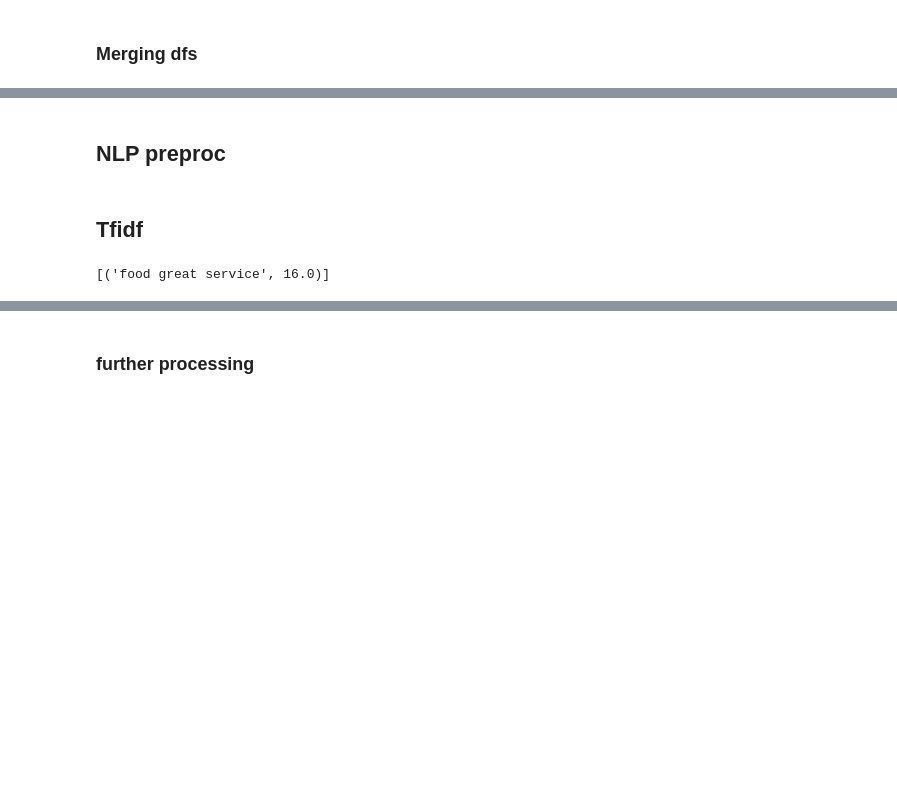
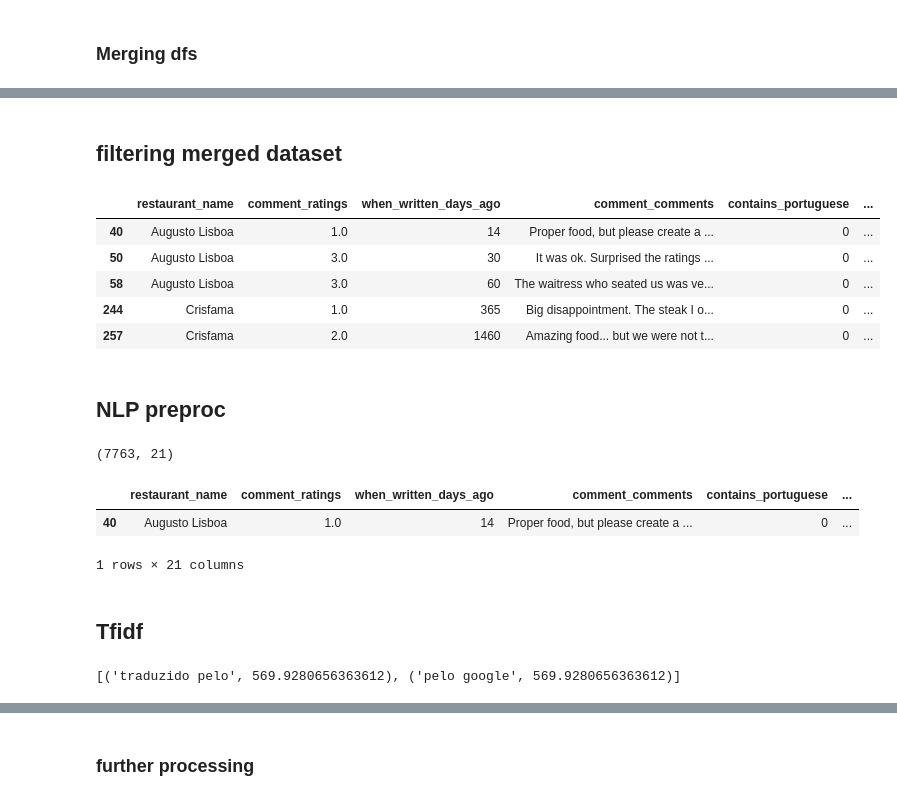
Before and after one commit to MalouO/small_business, a Jupyter notebook: notebooks/google_reviews_NLP.ipynb, the cells around one changed output, grey strips where cells are left out. Drawn from its saved outputs; the diff is of its cells as text; code cells hidden in the pictures; blank space fills up the shorter version.

```diff
--- a/notebooks/google_reviews_NLP.ipynb
+++ b/notebooks/google_reviews_NLP.ipynb
@@ -216,8 +258,34 @@ dtype: object
+# %% [markdown]
+## filtering merged dataset
 # %%
-restaurant_category =
-restaurant_price_range =
+restaurant_type = 'brunch '
+price = 2.0
+neighborhood = 'Graça'
+min_rating = 0.0
+max_rating = 3.0
 # %%
-good_scores = cleaned_df[ cleaned_df.Score >=4]
+filtered_df = merged_df
+#filtered_df = filtered_df[filtered_df['restaurant_type'] == restaurant_type]
+# filtered_df = filtered_df[filtered_df['price'] == price]
+# filtered_df = filtered_df[filtered_df['neighborhood'] == neighborhood]
+filtered_df = filtered_df[filtered_df['comment_ratings'] >= min_rating]
+filtered_df = filtered_df[filtered_df['comment_ratings'] <= max_rating]
+
+# filtered_df = filtered_df[filtered_df['dine_in'] == 1]
+# filtered_df = filtered_df[filtered_df['takeaway'] == 1]
+# filtered_df = filtered_df[filtered_df['delivery'] == 1]
+# filtered_df = filtered_df[filtered_df['drive_through'] == 1]
+# filtered_df = filtered_df[filtered_df['no_del_exp'] == 1]
+# filtered_df = filtered_df[filtered_df['curb_pickup'] == 1]
+# %%
+filtered_df.head()
+# %% [output]
+|  | restaurant_name | comment_ratings | when_written_days_ago | comment_comments | contains_portuguese | ... |
+| 40 | Augusto Lisboa | 1.0 | 14 | Proper food, but please create a ... | 0 | ... |
+| 50 | Augusto Lisboa | 3.0 | 30 | It was ok. Surprised the ratings ... | 0 | ... |
+| 58 | Augusto Lisboa | 3.0 | 60 | The waitress who seated us was ve... | 0 | ... |
+| 244 | Crisfama | 1.0 | 365 | Big disappointment. The steak I o... | 0 | ... |
+| 257 | Crisfama | 2.0 | 1460 | Amazing food... but we were not t... | 0 | ... |
 # %% [markdown]
 ## NLP preproc
 # %%
@@ -250,3 +315,13 @@ bad_scores.head()
+# %%
+filtered_df.shape
+# %% [output]
+(7763, 21)
+# %%
+filtered_df.head(1)
+# %% [output]
+|  | restaurant_name | comment_ratings | when_written_days_ago | comment_comments | contains_portuguese | ... |
+| 40 | Augusto Lisboa | 1.0 | 14 | Proper food, but please create a ... | 0 | ... |
+1 rows × 21 columns
 # %% [markdown]
 ## Tfidf
 # %%
@@ -270,5 +347,5 @@ def transform_create_list(series):
 # %%
-Tfidf_fit(good_scores.cleaned_reviews)
-transform_create_list(good_scores.cleaned_reviews)
+Tfidf_fit(filtered_df.clean_comment)
+transform_create_list(filtered_df.clean_comment)
 # %% [output]
-[('food great service', 16.0)]
+[('traduzido pelo', 569.9280656363612), ('pelo google', 569.9280656363612)]
```
Also changed, not shown: parts of 41 cells of this notebook.
